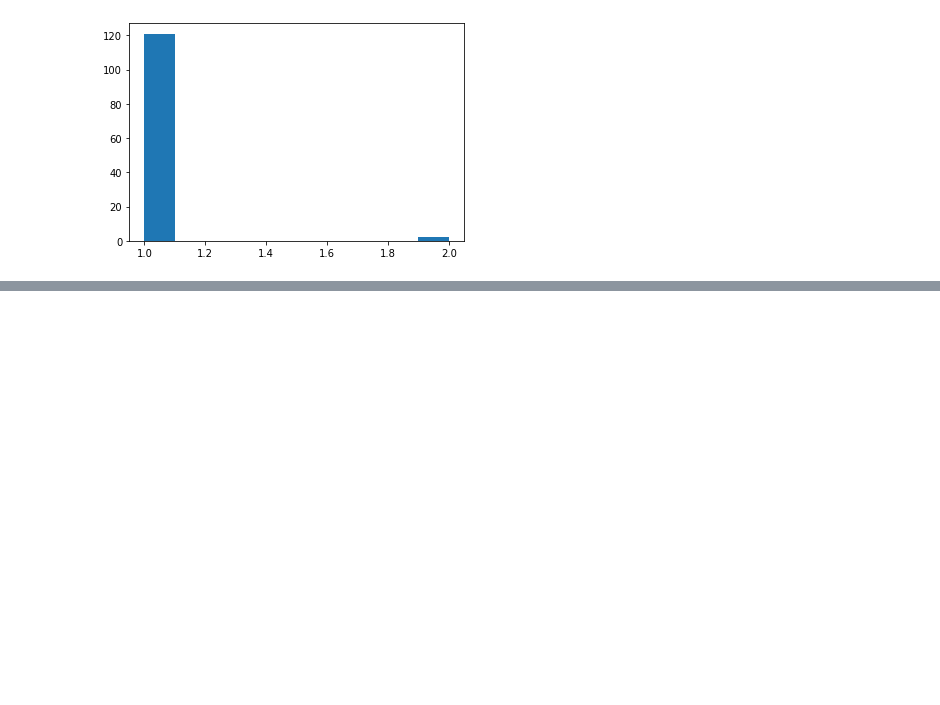
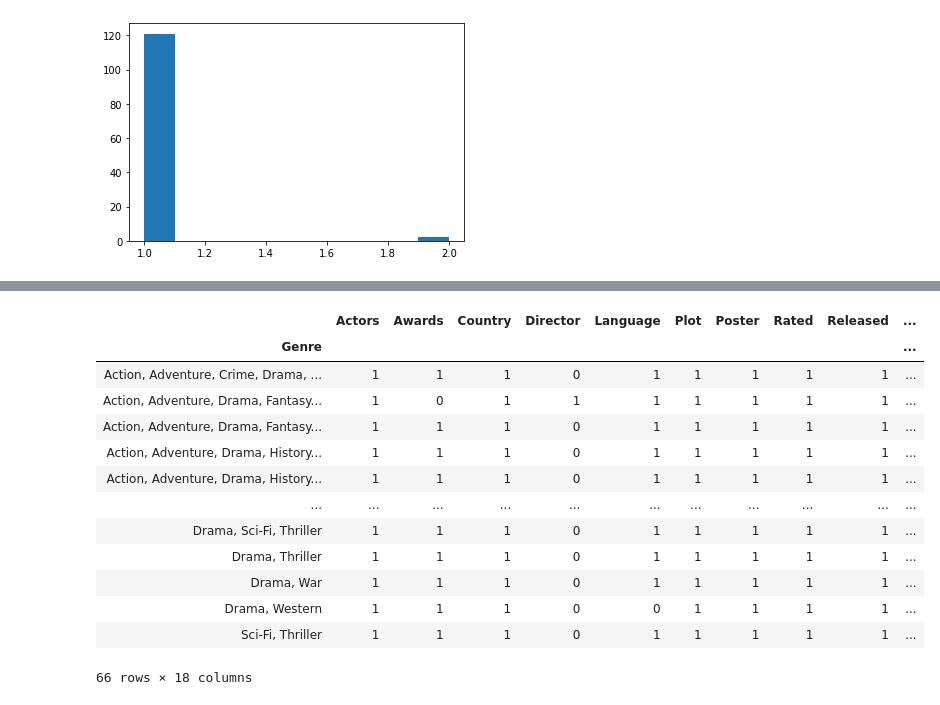
Before and after one commit to agorina91/tvshows, a Jupyter notebook: TvRec_Allcode.ipynb, the cells around one changed output, grey strips where cells are left out. Cells and saved outputs as stored; diff of their text form; code cells hidden in the pictures; blank space fills up the shorter version.

```diff
--- a/TvRec_Allcode.ipynb
+++ b/TvRec_Allcode.ipynb
@@ -36,0 +58,17 @@ plt.hist(byyear)
+# %%
+df.groupby('Genre').count()
+# %% [output]
+|  | Actors | Awards | Country | Director | Language | Plot | Poster | Rated | Released | ... |
+| Genre |  |  |  |  |  |  |  |  |  | ... |
+| Action, Adventure, Crime, Drama, ... | 1 | 1 | 1 | 0 | 1 | 1 | 1 | 1 | 1 | ... |
+| Action, Adventure, Drama, Fantasy... | 1 | 0 | 1 | 1 | 1 | 1 | 1 | 1 | 1 | ... |
+| Action, Adventure, Drama, Fantasy... | 1 | 1 | 1 | 0 | 1 | 1 | 1 | 1 | 1 | ... |
+| Action, Adventure, Drama, History... | 1 | 1 | 1 | 0 | 1 | 1 | 1 | 1 | 1 | ... |
+| Action, Adventure, Drama, History... | 1 | 1 | 1 | 0 | 1 | 1 | 1 | 1 | 1 | ... |
+| ... | ... | ... | ... | ... | ... | ... | ... | ... | ... | ... |
+| Drama, Sci-Fi, Thriller | 1 | 1 | 1 | 0 | 1 | 1 | 1 | 1 | 1 | ... |
+| Drama, Thriller | 1 | 1 | 1 | 0 | 1 | 1 | 1 | 1 | 1 | ... |
+| Drama, War | 1 | 1 | 1 | 0 | 1 | 1 | 1 | 1 | 1 | ... |
+| Drama, Western | 1 | 1 | 1 | 0 | 0 | 1 | 1 | 1 | 1 | ... |
+| Sci-Fi, Thriller | 1 | 1 | 1 | 0 | 1 | 1 | 1 | 1 | 1 | ... |
+66 rows × 18 columns
```
Also changed, not shown: parts of 2 cells of this notebook.
